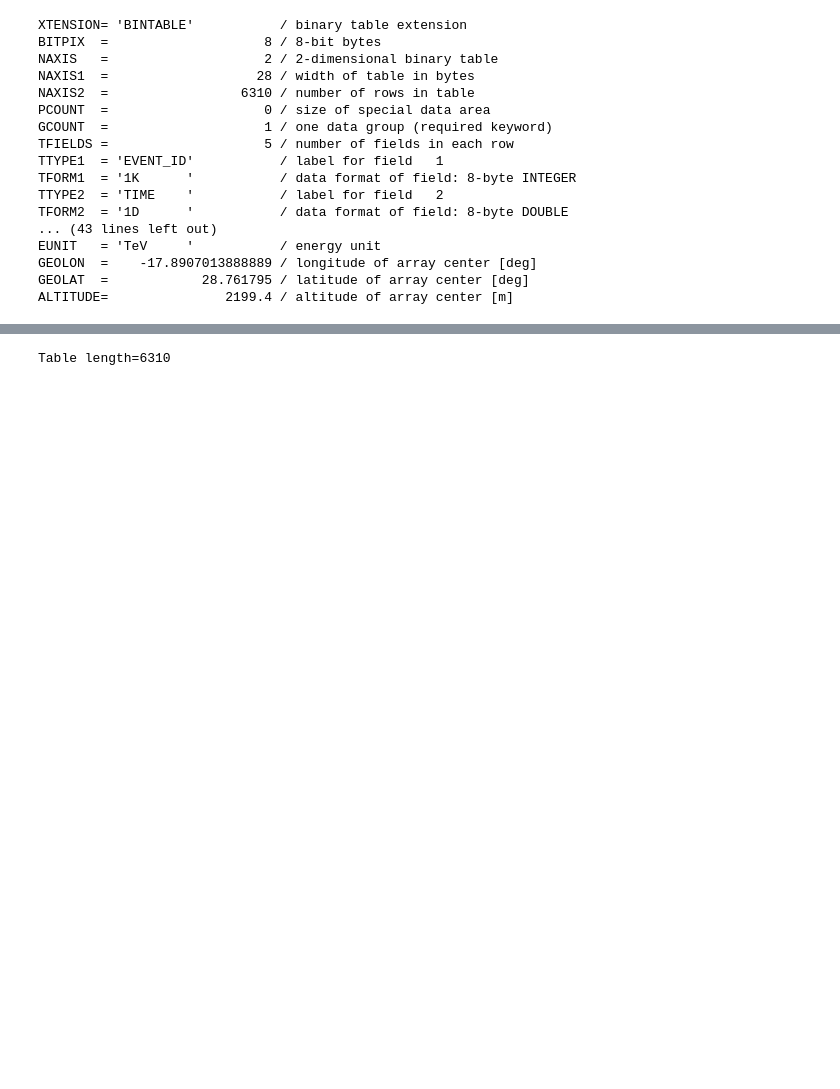
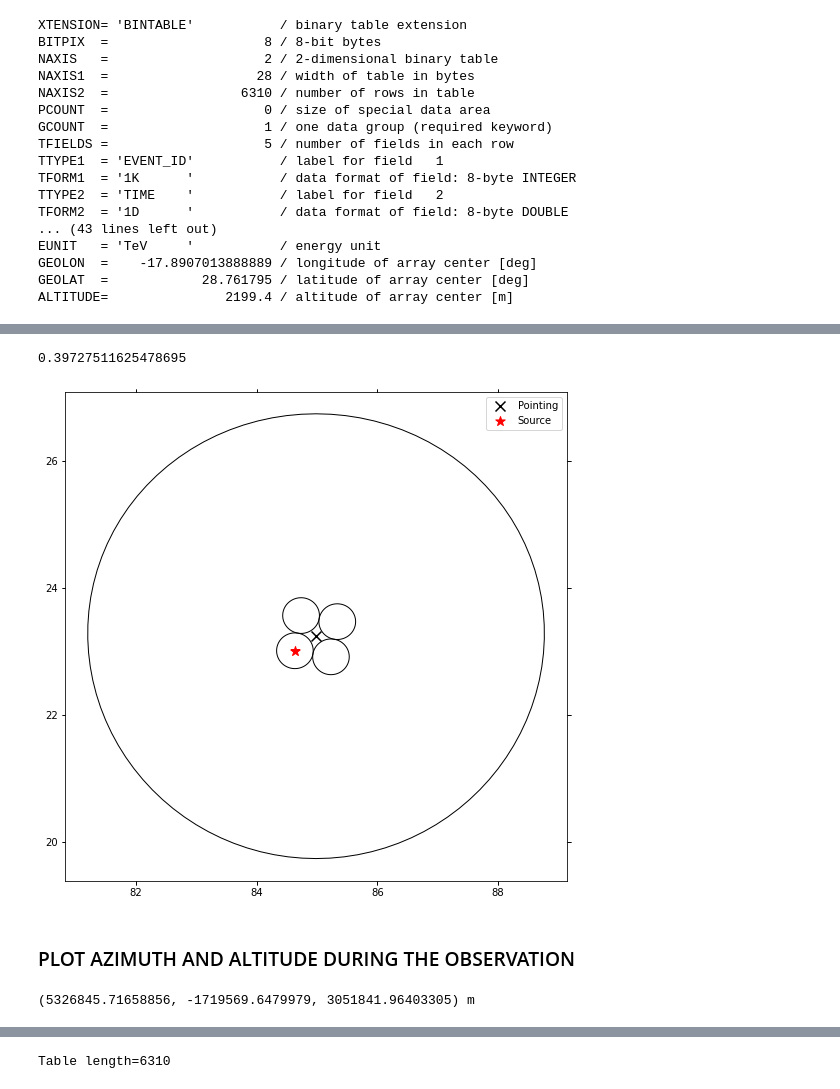
Before and after one commit to datacamp-astro/2022-arqus-bergen, a Jupyter notebook: hands_on/3_spectrum/Spectrum_no_gammapy_test.ipynb, the cells around one changed output, grey strips where cells are left out. Saved outputs shown, nothing was run; the diff lists cells and outputs as text; code cells hidden in the pictures; blank space fills up the shorter version.

```diff
--- a/hands_on/3_spectrum/Spectrum_no_gammapy_test.ipynb
+++ b/hands_on/3_spectrum/Spectrum_no_gammapy_test.ipynb
@@ -57,0 +78,53 @@ events = fits_file['EVENTS']
+# %%
+offset = source_pos.separation(pointing_pos)
+offset.to( u.deg).value
+# %% [output]
+0.39727511625478695
+# %%
+# angle position of the source relative to the pointing
+source_angle = pointing_pos.position_angle(source_pos).to(u.degree)
+off1_angle   = source_angle + 90*u.deg
+off2_angle   = off1_angle   + 90*u.deg
+off3_angle   = off2_angle   + 90*u.deg
+# %%
+off1_pos = pointing_pos.directional_offset_by(position_angle=off1_angle, separation=offset)
+off2_pos = pointing_pos.directional_offset_by(position_angle=off2_angle, separation=offset)
+off3_pos = pointing_pos.directional_offset_by(position_angle=off3_angle, separation=offset)
+# %%
+radius = offset/np.sqrt(2)
+radius /=2
+
+on  = SphericalCircle( (source_pos.ra, source_pos.dec),
+                    radius,   edgecolor='black', facecolor='none')
+
+off1 = SphericalCircle( (off1_pos.ra, off1_pos.dec),
+                    radius,   edgecolor='black', facecolor='none')
+off2 = SphericalCircle( (off2_pos.ra, off2_pos.dec),
+                    radius,   edgecolor='black', facecolor='none')
+off3 = SphericalCircle( (off3_pos.ra, off3_pos.dec),
+                    radius,   edgecolor='black', facecolor='none')
+# %%
+fig, ax =  plt.subplots(figsize=(9,9))
+
+ax = plt.subplot(projection=wcs)
+
+
+field_of_view = SphericalCircle( (pointing_pos.ra, pointing_pos.dec),
+                    3.5 * u.deg,   edgecolor='black', facecolor='none')
+
+
+ax.scatter(pointing_pos.ra.value, pointing_pos.dec.value, marker='x', s=100, c='black', label ='Pointing'  )
+ax.scatter(source_pos.ra.value, source_pos.dec.value, marker='*', s=100, c='red', label ='Source'  )
+
+ax.add_patch(field_of_view)
+
+ax.add_patch(on)
+ax.add_patch(off1)
+ax.add_patch(off2)
+ax.add_patch(off3)
+
+ax.legend();
+# %% [output]
+[figure, added]
+# %% [markdown]
+### PLOT AZIMUTH AND ALTITUDE DURING THE OBSERVATION
@@ -57,0 +134,7 @@ events = fits_file['EVENTS']
+# %%
+ROM = EarthLocation( lat=events.header.get('GEOLAT')* u.deg,
+              lon=events.header.get('GEOLON') * u.deg,
+              height= events.header.get('ALTITUDE')*u.m)
+print(ROM)
+# %% [output]
+(5326845.71658856, -1719569.6479979, 3051841.96403305) m
```
Also changed, not shown: parts of 42 cells of this notebook, 1 other file.
